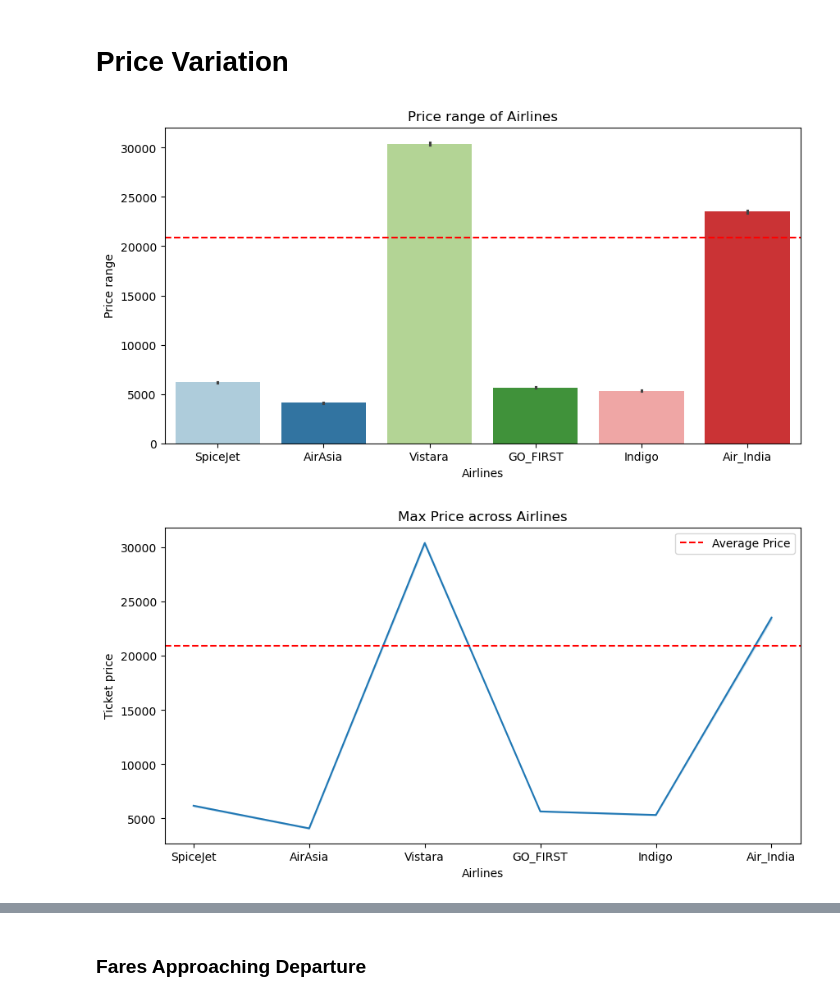
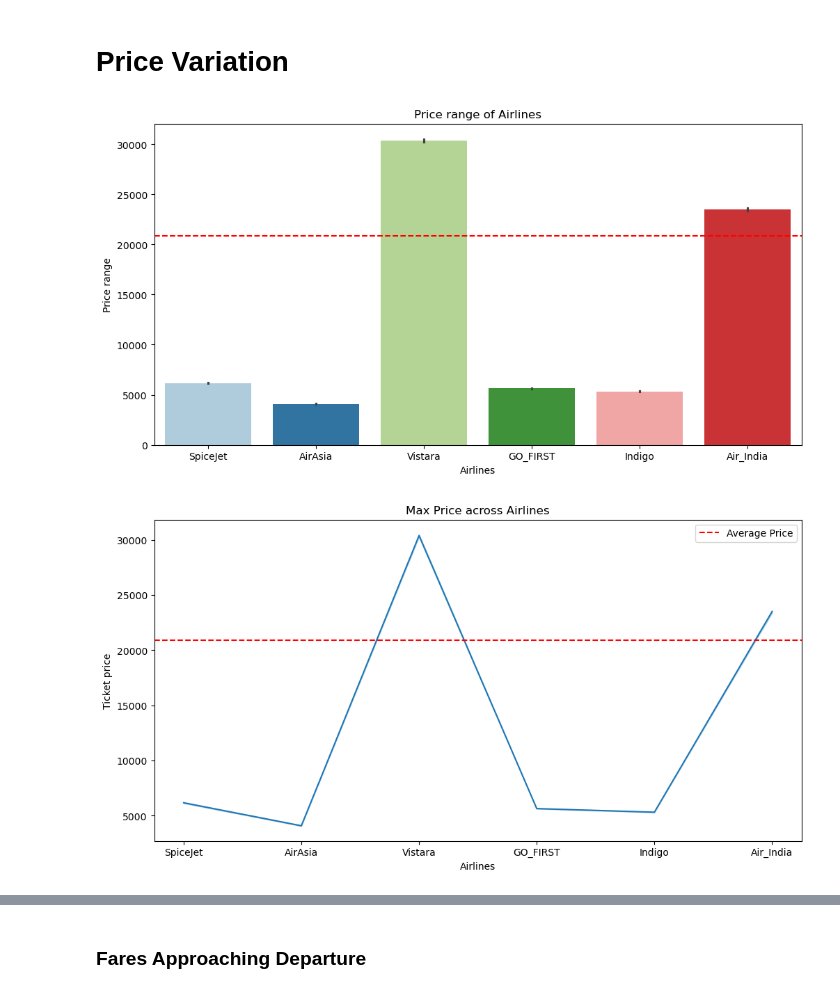
Before and after one commit to brendanros31/ML-Flight-Price-Predictor, a Jupyter notebook: EDA.ipynb, the cells around one changed output, grey strips where cells are left out. Cells and saved outputs as stored; diff of their text form; code cells hidden in the pictures.

```diff
--- a/EDA.ipynb
+++ b/EDA.ipynb
@@ -74,21 +74,21 @@ dtype: int64
 # Price Variation
 # %%
 # Price range - Airlines
-plt.figure(figsize=(10,5))
+plt.figure(figsize=(12,6))
 sns.barplot(data=df, x='airline', y='price', hue='airline', palette='Paired')
 plt.axhline(y=df['price'].mean(), color='red', linestyle='--', label='Average Price')
 
 
 plt.title('Price range of Airlines')
 plt.xlabel('Airlines')
 plt.ylabel('Price range')
 
 plt.show()
 # %% [output]
-[figure, old version]
+[figure, new version]
 # %%
 # Max Price - Airlines
-plt.figure(figsize=(10,5))
+plt.figure(figsize=(12,6))
 sns.lineplot(data=df, x='airline', y='price')
 plt.axhline(y=df['price'].mean(), color='red', linestyle='--', label='Average Price')
 
@@ -99,6 +99,6 @@ plt.ylabel('Ticket price')
 plt.legend()
 plt.show()
 # %% [output]
-[figure, old version]
+[figure, new version]
 # %%
 # Price ranges - Seat Classes per Airline
```
Also changed, not shown: parts of 10 cells of this notebook.
